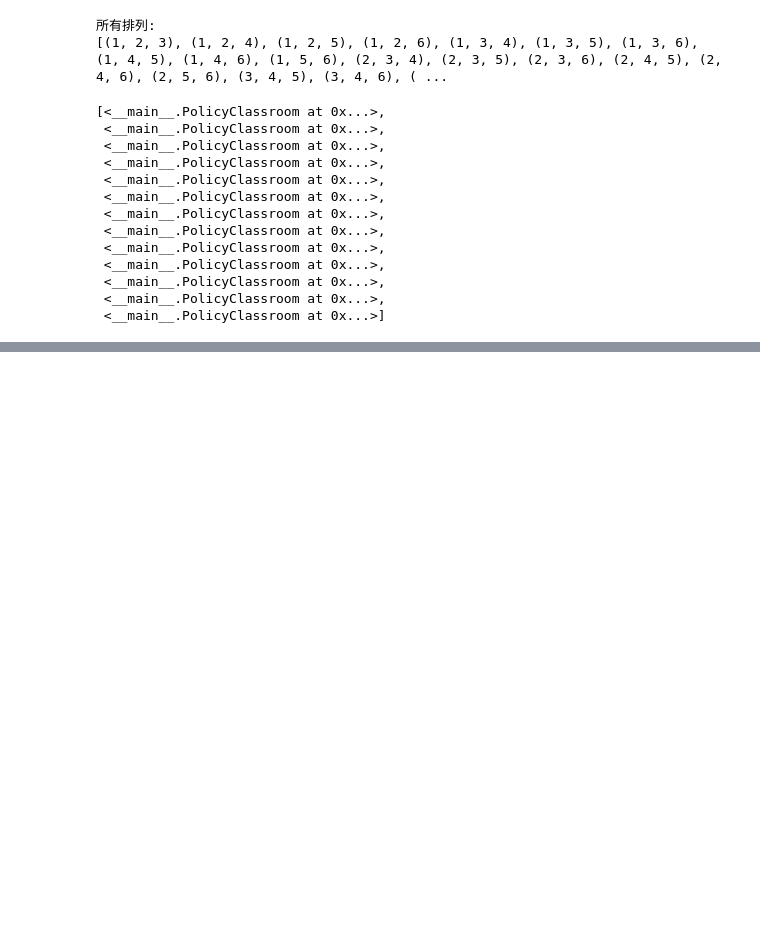
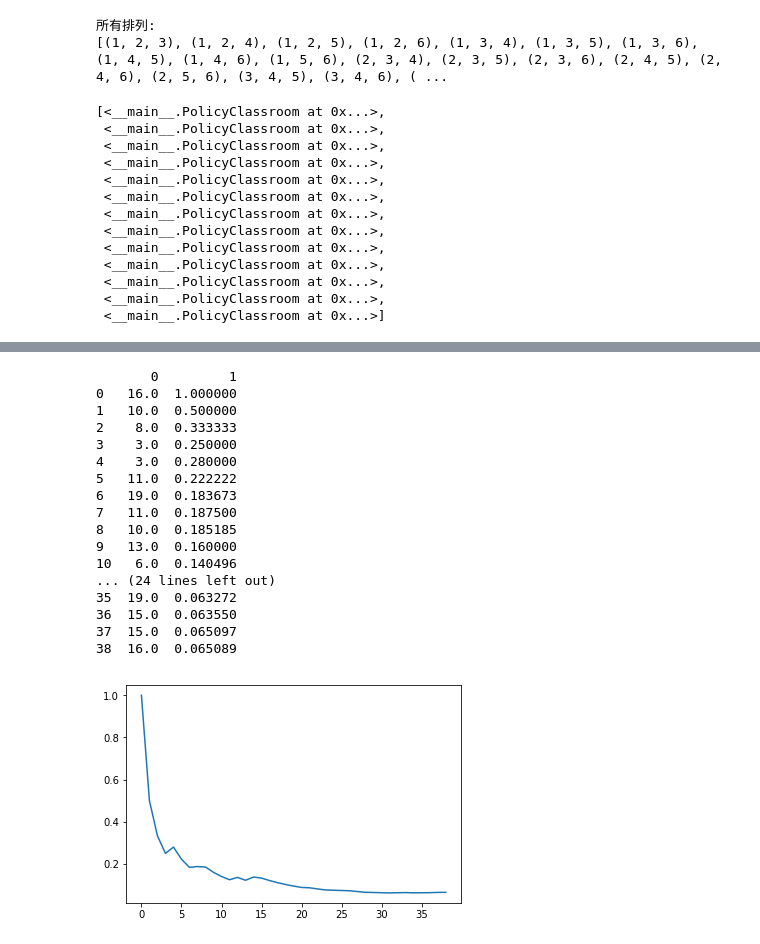
Before and after one commit to JeekITClub/cas, a Jupyter notebook: cas.ipynb, the cells around one changed output, grey strips where cells are left out. Saved outputs shown, nothing was run; the diff lists cells and outputs as text; code cells hidden in the pictures; blank space fills up the shorter version.

```diff
--- a/cas.ipynb
+++ b/cas.ipynb
@@ -185,0 +165,24 @@ for classroom in classroom_list:
+# %%
+df = pd.DataFrame([classroom_list[2].choice_list,classroom_list[2].diversity_list]).T
+print(df)
+plt.plot(range(len(classroom_list[2].diversity_list)),classroom_list[2].diversity_list)
+plt.show()
+# %% [output]
+       0         1
+0   16.0  1.000000
+1   10.0  0.500000
+2    8.0  0.333333
+3    3.0  0.250000
+4    3.0  0.280000
+5   11.0  0.222222
+6   19.0  0.183673
+7   11.0  0.187500
+8   10.0  0.185185
+9   13.0  0.160000
+10   6.0  0.140496
+... (24 lines left out)
+35  19.0  0.063272
+36  15.0  0.063550
+37  15.0  0.065097
+38  16.0  0.065089
+[figure, added]
```
Also changed, not shown: parts of 5 cells of this notebook.
